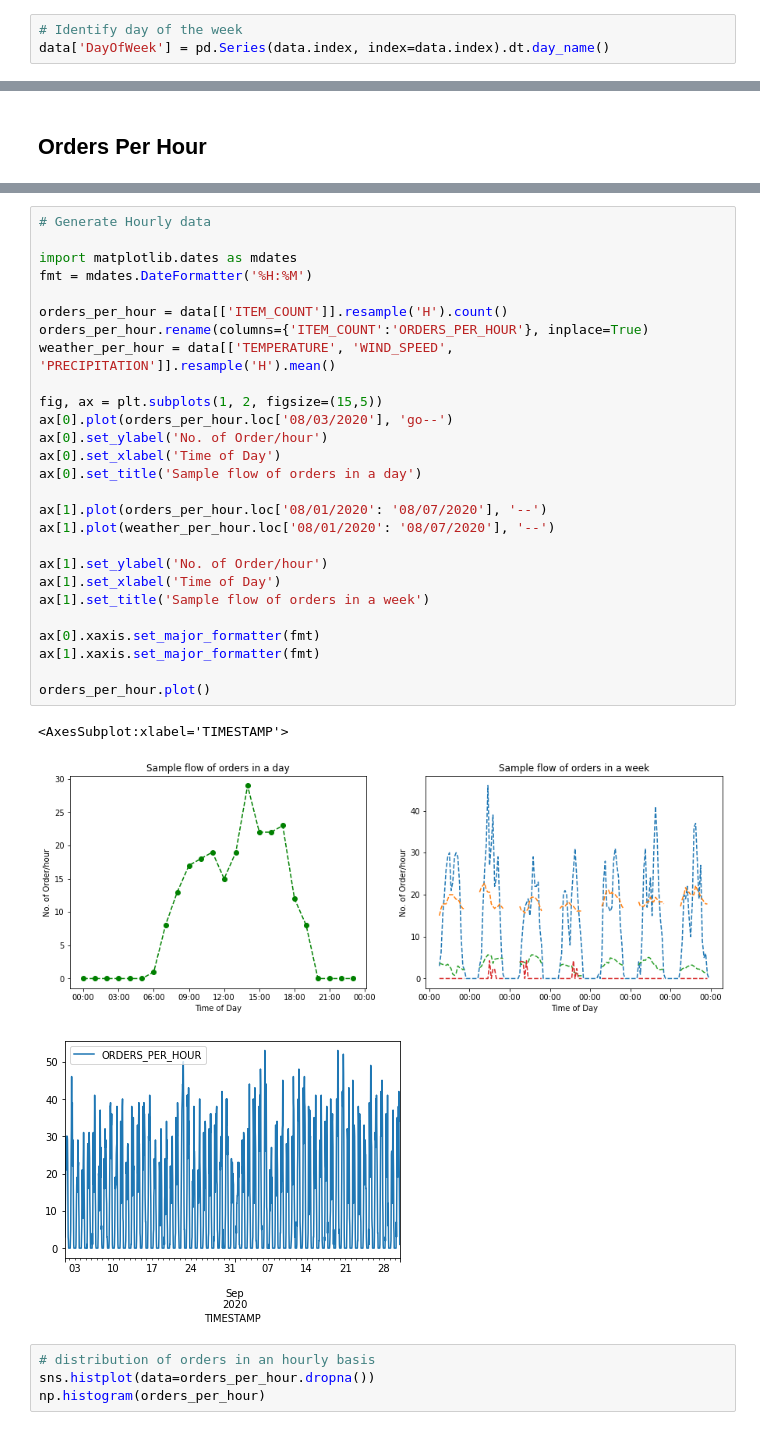
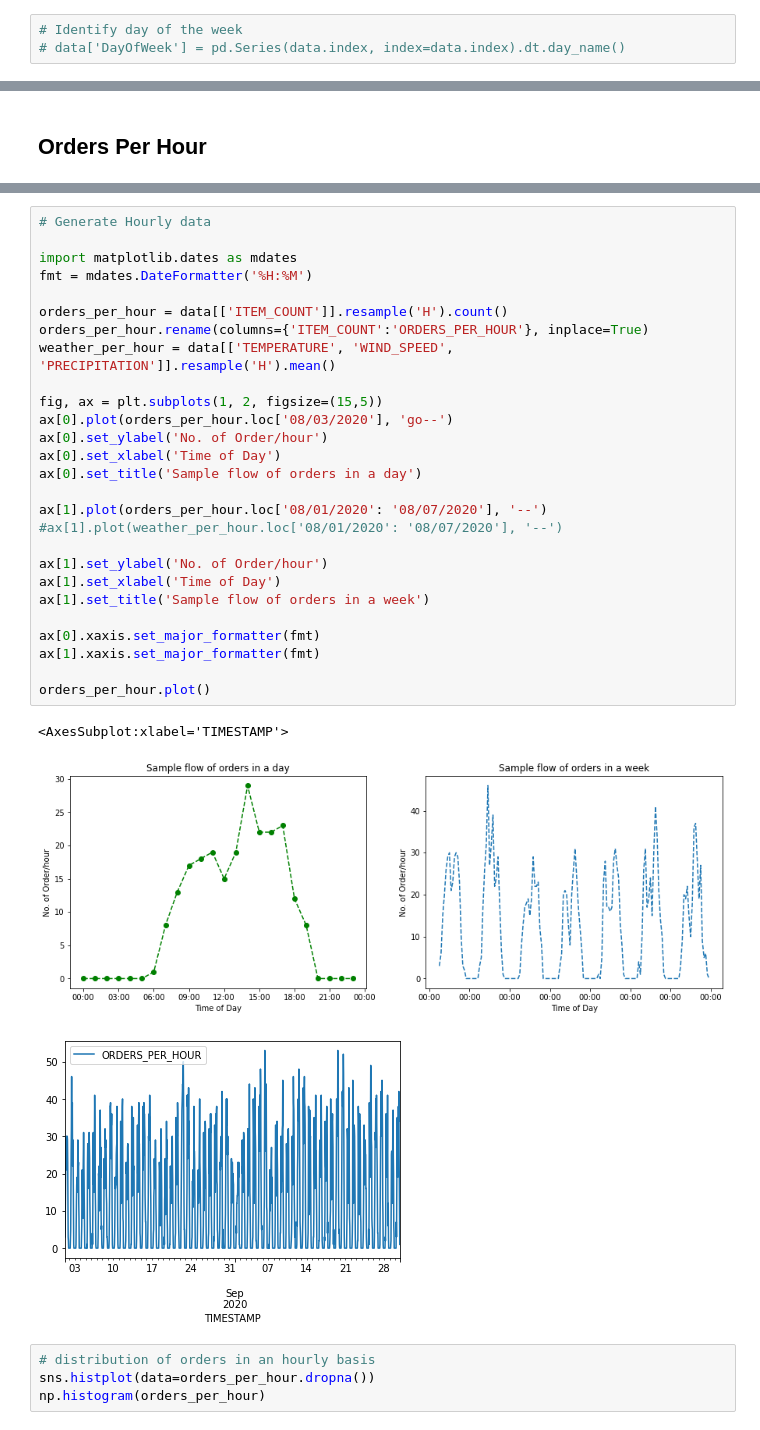
Before and after one commit to dmuiruri/woltorders, a Jupyter notebook: WoltProject.ipynb, the cells around one changed output, grey strips where cells are left out. Cells and saved outputs as stored; diff of their text form.

```diff
--- a/WoltProject.ipynb
+++ b/WoltProject.ipynb
@@ -114,6 +151,6 @@ sns.histplot(data=data['ITEM_COUNT'].loc['08/20/2020'])
 # %%
 # Identify day of the week
-data['DayOfWeek'] = pd.Series(data.index, index=data.index).dt.day_name()
+# data['DayOfWeek'] = pd.Series(data.index, index=data.index).dt.day_name()
 # %%
 day_of_week_item_count = pd.DataFrame({'Sun':np.histogram(data['ITEM_COUNT'][data['DayOfWeek'] == 'Sunday'])[0],
                                        'Mon':np.histogram(data['ITEM_COUNT'][data['DayOfWeek'] == 'Monday'])[0],
@@ -149,33 +198,33 @@ _=ax.legend()
 # %%
 # Generate Hourly data
 
 import matplotlib.dates as mdates
 fmt = mdates.DateFormatter('%H:%M')
 
 orders_per_hour = data[['ITEM_COUNT']].resample('H').count()
 orders_per_hour.rename(columns={'ITEM_COUNT':'ORDERS_PER_HOUR'}, inplace=True)
 weather_per_hour = data[['TEMPERATURE', 'WIND_SPEED', 'PRECIPITATION']].resample('H').mean()
 
 fig, ax = plt.subplots(1, 2, figsize=(15,5))
 ax[0].plot(orders_per_hour.loc['08/03/2020'], 'go--')
 ax[0].set_ylabel('No. of Order/hour')
 ax[0].set_xlabel('Time of Day')
 ax[0].set_title('Sample flow of orders in a day')
 
 ax[1].plot(orders_per_hour.loc['08/01/2020': '08/07/2020'], '--')
-ax[1].plot(weather_per_hour.loc['08/01/2020': '08/07/2020'], '--')
+#ax[1].plot(weather_per_hour.loc['08/01/2020': '08/07/2020'], '--')
 
 ax[1].set_ylabel('No. of Order/hour')
 ax[1].set_xlabel('Time of Day')
 ax[1].set_title('Sample flow of orders in a week')
 
 ax[0].xaxis.set_major_formatter(fmt)
 ax[1].xaxis.set_major_formatter(fmt)
 
 orders_per_hour.plot()
 # %% [output]
 <AxesSubplot:xlabel='TIMESTAMP'>
-[figure, old version]
+[figure, new version]
 [figure]
 # %%
 # distribution of orders in an hourly basis
```
Also changed, not shown: parts of 68 cells of this notebook, 2 other files.
